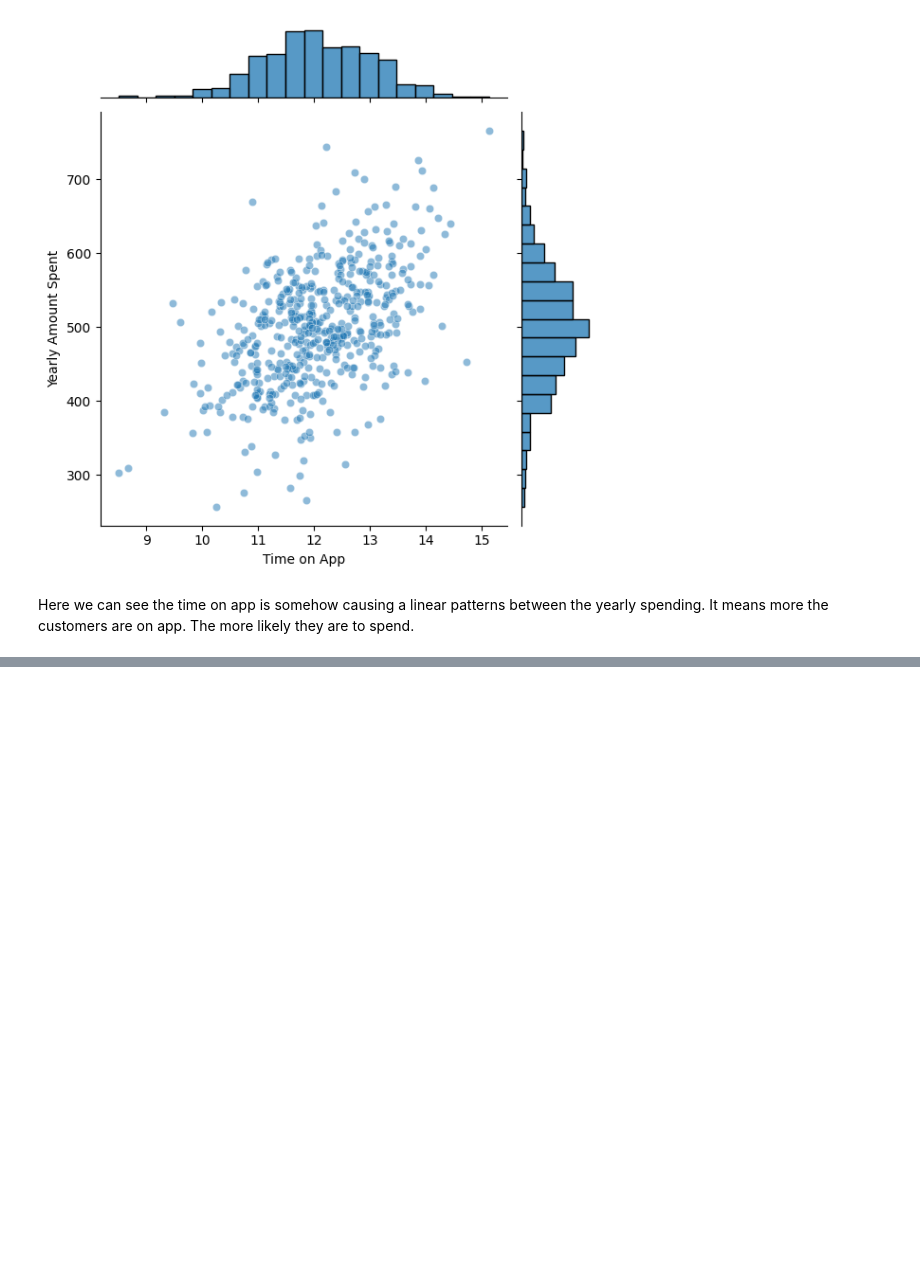
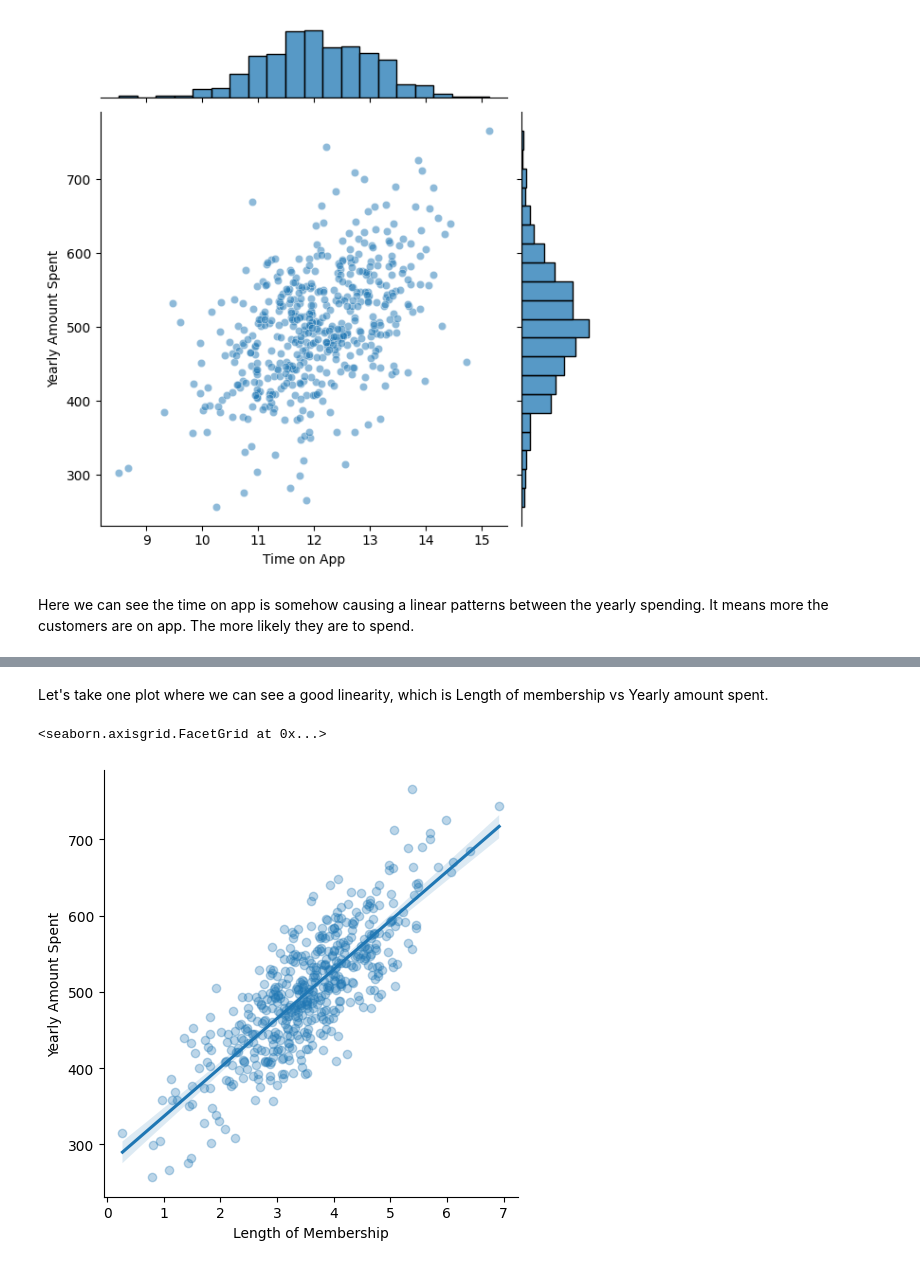
Before and after one commit to Kushal-Micky/machine_learning_yt_videos, a Jupyter notebook: linear_regresson/linear_regression.ipynb, the cells around one changed output, grey strips where cells are left out. Drawn from its saved outputs; the diff is of its cells as text; code cells hidden in the pictures; blank space fills up the shorter version.

Commit message:
linear Regression from Alejandro

```diff
--- a/linear_regresson/linear_regression.ipynb
+++ b/linear_regresson/linear_regression.ipynb
@@ -88,0 +93,13 @@ sns.pairplot(customers, kind = 'scatter',plot_kws={'alpha' : 0.5})
+# %% [markdown]
+Let's take one plot where we can see a good linearity, which is Length of membership vs Yearly amount spent.
+# %%
+# length of membership vs yearly amount spent
+sns.lmplot(x='Length of Membership',
+           y='Yearly Amount Spent',
+           data=customers,
+           scatter_kws={'alpha':0.3})
+
+# The lmplot function is used to plot the linear model plot, here we are plotting the linear model plot between the Length of Membership and the Yearly Amount Spent
+# %% [output]
+<seaborn.axisgrid.FacetGrid at 0x...>
+[figure, added]
```
Also changed, not shown: parts of 1 cell of this notebook.
